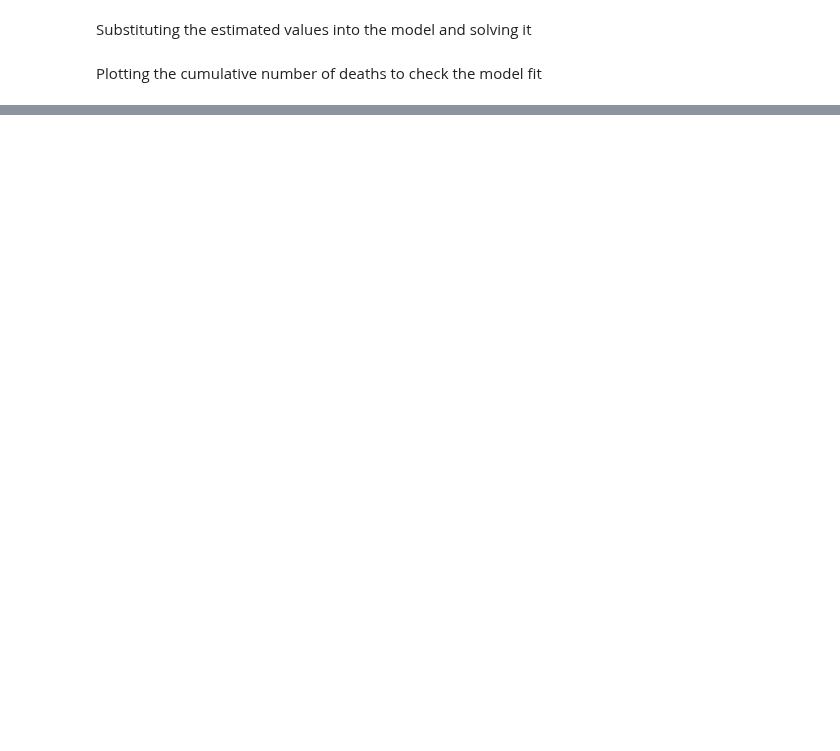
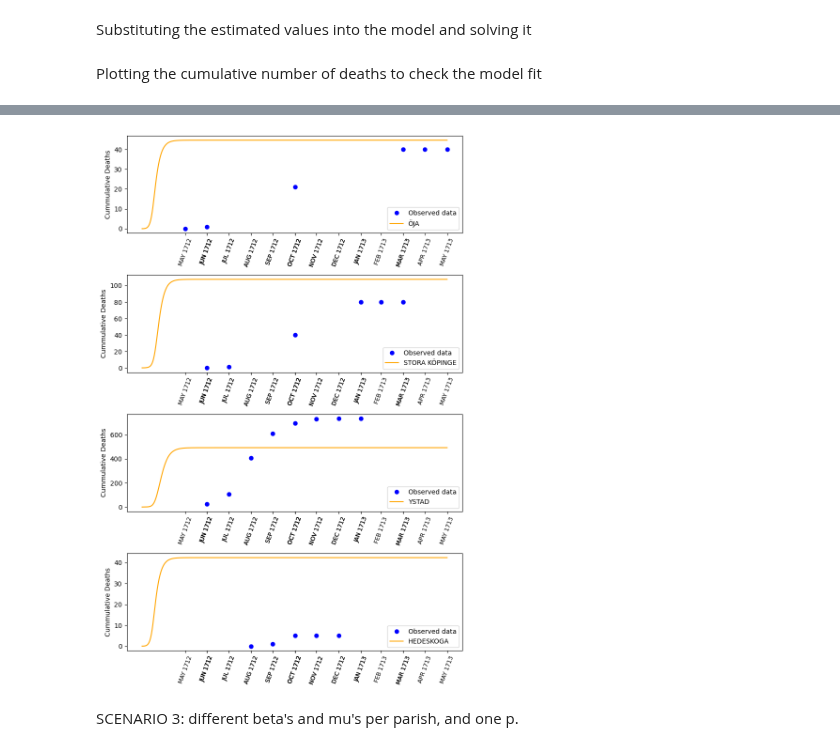
Before and after one commit to polislizarralde/PythonMathematicalModeling, a Jupyter notebook: docs/PlagueProject/Model_transmission_matrix_symmetric.ipynb, the cells around one changed output, grey strips where cells are left out. Saved outputs shown, nothing was run; the diff lists cells and outputs as text; code cells hidden in the pictures; blank space fills up the shorter version.

```diff
--- a/docs/PlagueProject/Model_transmission_matrix_symmetric.ipynb
+++ b/docs/PlagueProject/Model_transmission_matrix_symmetric.ipynb
@@ -723,0 +665,70 @@ def daily_deaths(solution_model: dict, patch: int, T_inf: int, T_sup: int) -> li
+# %%
+%matplotlib inline
+
+# Number of patches
+n = model_estimation['n']
+
+# Set the figsize for each subplot
+figsize_single_subplot = (8, 2)
+
+# Calculate the total figure height based on the number of subplots and their height
+fig_height = figsize_single_subplot[1] * 1.5*n
+
+# Create a figure and an array of axes with nrows=n and ncols=1
+fig, axes = plt.subplots(nrows=n, ncols=1, figsize=(
+    figsize_single_subplot[0], fig_height), sharex=False)
+
+# Wrap the axes array into a numpy array to make it easier to work with
+axes = np.array(axes).reshape(n)
+
+# Plot model solution D for each patch
+tick_positions = example['EndDaysPlague'].values
+tick_labels = example['EndPlaguePeriod'].values
+# Create a dictionary where the key is the parish name and the value is the dataframe
+grouped_by_parish = example.groupby('ParishName')
+group_dict = {}
+for name, data in grouped_by_parish:
+    group_dict[name] = data
+
+# Plot model solution D and the data for each patch
+for i in range(n):
+    current_parish = model_input.patchNames()[i]
+    current_df = group_dict[current_parish]
+    len_data_parish = len(current_df)
+    if len_data_parish < 2:
+        initial_position = current_df['BeginDaysPlague'].values[0]
+        final_position = current_df['EndDaysPlague'].values[0]
+        deaths = current_df['VictimsNumber'].values[0]
+        if final_position != 0 and deaths != 0:
+            axes[i].plot(initial_position, 0, 'bo')
+            axes[i].plot(final_position, deaths, 'bo')
+            axes[i].plot(model_solution['D'][i], color='orange', label=current_parish)
+            axes[i].set_ylabel('Cumulative Deaths')
+            axes[i].legend(loc='lower right')
+            axes[i].set_xticks(tick_positions, tick_labels, rotation=70, fontsize=9)
+        else:
+            axes[i].plot(initial_position, 0, 'bo')
+            axes[i].plot(model_solution['D'][i], color='orange', label=current_parish)
+            axes[i].set_ylabel('Cumulative Deaths')
+            axes[i].legend(loc='lower right')
+            axes[i].set_xticks(tick_positions, tick_labels, rotation=70, fontsize=9)
+
+    else:
+        time = np.zeros(len_data_parish)
+        cumdeathData = np.zeros(len_data_parish)
+        for j in range(len_data_parish):
+            time[j] = current_df['EndDaysPlague'].values[j]
+            cumdeathData[j] = current_df['VictimsNumber'].values[j]
+        axes[i].plot(time, cumdeathData, 'bo', label='Observed data')
+        axes[i].plot(model_solution["D"][i],
+                        color='orange', label=current_parish)
+        axes[i].set_ylabel('Cummulative Deaths')
+        axes[i].legend(loc='lower right')
+        axes[i].set_xticks(tick_positions, tick_labels, rotation=70, fontsize=9)
+# Adjust the layout to avoid overlapping
+plt.tight_layout()
+plt.show()
+# %% [output]
+[figure, added]
+# %% [markdown]
+SCENARIO 3: different beta's and mu's per parish, and one p.
```
Also changed, not shown: parts of 48 cells of this notebook, 1 other file.
